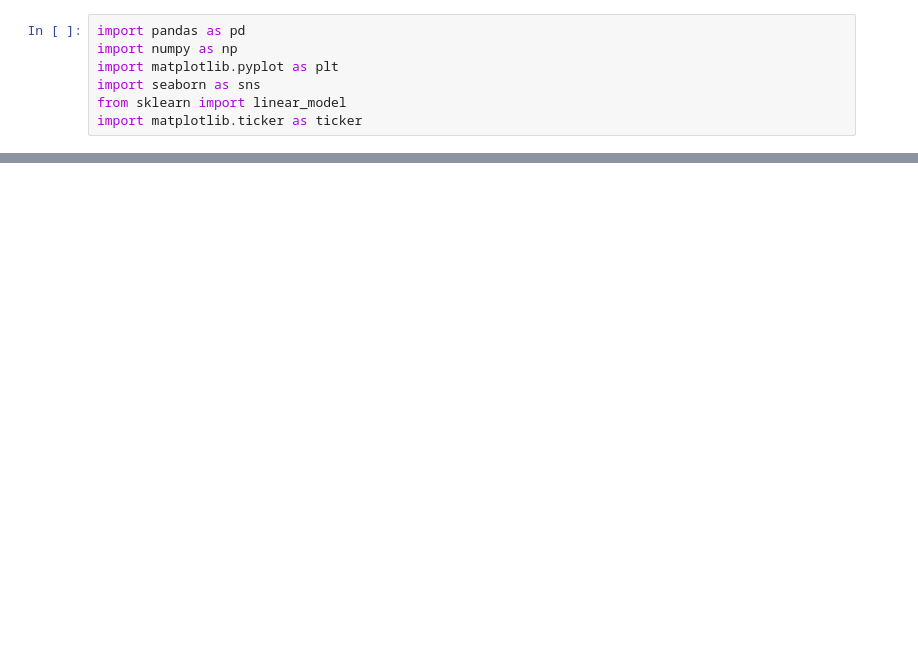
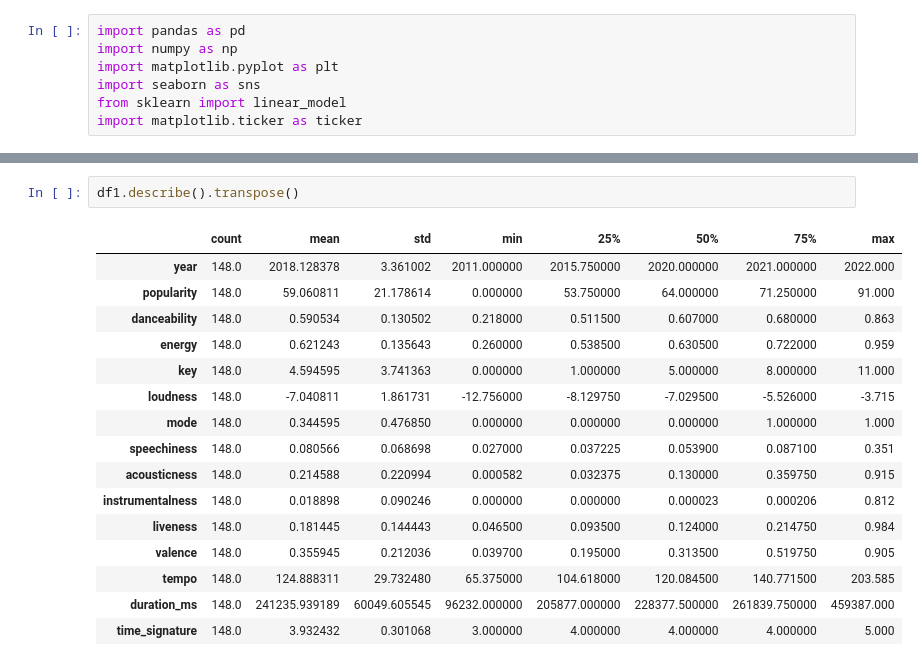
Before and after one commit to tobibui1904/Spotify--Analyze, a Jupyter notebook: eda.ipynb, the cells around one changed output, grey strips where cells are left out. Drawn from its saved outputs; the diff is of its cells as text; blank space fills up the shorter version.

```diff
--- a/eda.ipynb
+++ b/eda.ipynb
@@ -41,0 +76,19 @@ df1
+# %%
+df1.describe().transpose()
+# %% [output]
+|  | count | mean | std | min | 25% | 50% | 75% | max |
+| year | 148.0 | 2018.128378 | 3.361002 | 2011.000000 | 2015.750000 | 2020.000000 | 2021.000000 | 2022.000 |
+| popularity | 148.0 | 59.060811 | 21.178614 | 0.000000 | 53.750000 | 64.000000 | 71.250000 | 91.000 |
+| danceability | 148.0 | 0.590534 | 0.130502 | 0.218000 | 0.511500 | 0.607000 | 0.680000 | 0.863 |
+| energy | 148.0 | 0.621243 | 0.135643 | 0.260000 | 0.538500 | 0.630500 | 0.722000 | 0.959 |
+| key | 148.0 | 4.594595 | 3.741363 | 0.000000 | 1.000000 | 5.000000 | 8.000000 | 11.000 |
+| loudness | 148.0 | -7.040811 | 1.861731 | -12.756000 | -8.129750 | -7.029500 | -5.526000 | -3.715 |
+| mode | 148.0 | 0.344595 | 0.476850 | 0.000000 | 0.000000 | 0.000000 | 1.000000 | 1.000 |
+| speechiness | 148.0 | 0.080566 | 0.068698 | 0.027000 | 0.037225 | 0.053900 | 0.087100 | 0.351 |
+| acousticness | 148.0 | 0.214588 | 0.220994 | 0.000582 | 0.032375 | 0.130000 | 0.359750 | 0.915 |
+| instrumentalness | 148.0 | 0.018898 | 0.090246 | 0.000000 | 0.000000 | 0.000023 | 0.000206 | 0.812 |
+| liveness | 148.0 | 0.181445 | 0.144443 | 0.046500 | 0.093500 | 0.124000 | 0.214750 | 0.984 |
+| valence | 148.0 | 0.355945 | 0.212036 | 0.039700 | 0.195000 | 0.313500 | 0.519750 | 0.905 |
+| tempo | 148.0 | 124.888311 | 29.732480 | 65.375000 | 104.618000 | 120.084500 | 140.771500 | 203.585 |
+| duration_ms | 148.0 | 241235.939189 | 60049.605545 | 96232.000000 | 205877.000000 | 228377.500000 | 261839.750000 | 459387.000 |
+| time_signature | 148.0 | 3.932432 | 0.301068 | 3.000000 | 4.000000 | 4.000000 | 4.000000 | 5.000 |
```
Also changed, not shown: parts of 12 cells of this notebook, 3 other files.
